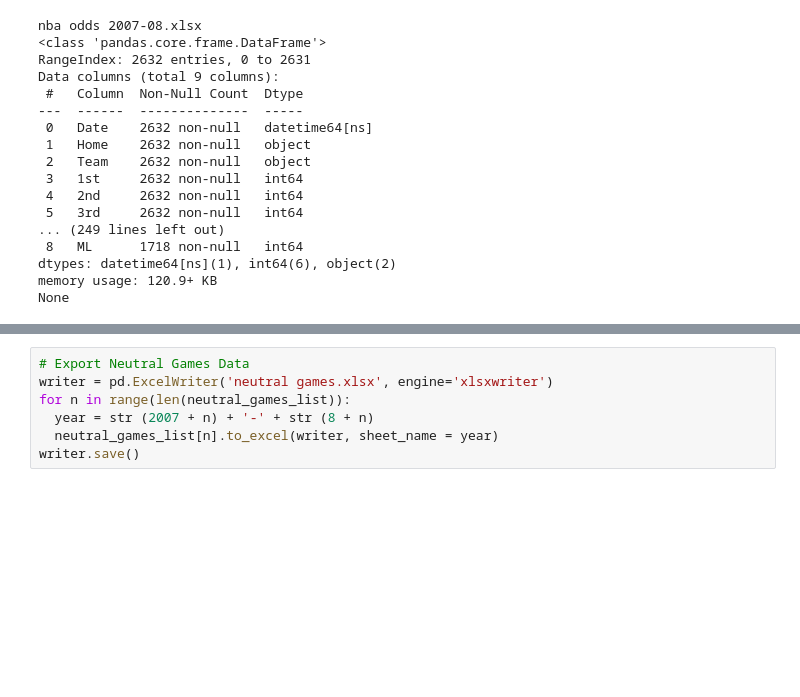
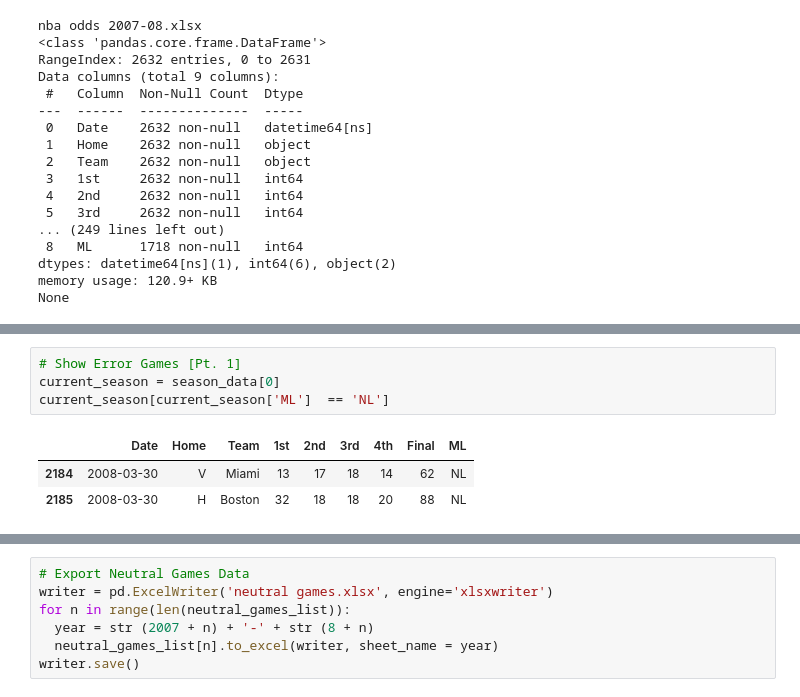
Before and after one commit to LMastro99/Sports-Betting-Module, a Jupyter notebook: season-data/cleaning/process/Season_Data_Cleaning.ipynb, the cells around one changed output, grey strips where cells are left out. Cells and saved outputs as stored; diff of their text form; blank space fills up the shorter version.

Commit message:
Documentation of Changes to Raw Data

```diff
--- a/season-data/cleaning/process/Season_Data_Cleaning.ipynb
+++ b/season-data/cleaning/process/Season_Data_Cleaning.ipynb
@@ -140,0 +166,8 @@ None
+# %%
+# Show Error Games [Pt. 1]
+current_season = season_data[0]
+current_season[current_season['ML']  == 'NL']
+# %% [output]
+|  | Date | Home | Team | 1st | 2nd | 3rd | 4th | Final | ML |
+| 2184 | 2008-03-30 | V | Miami | 13 | 17 | 18 | 14 | 62 | NL |
+| 2185 | 2008-03-30 | H | Boston | 32 | 18 | 18 | 20 | 88 | NL |
```
Also changed, not shown: parts of 11 cells of this notebook.
